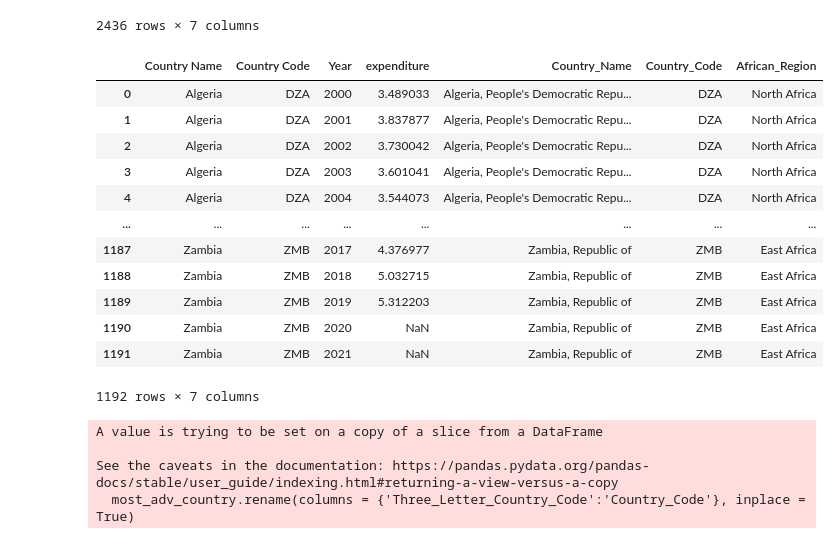
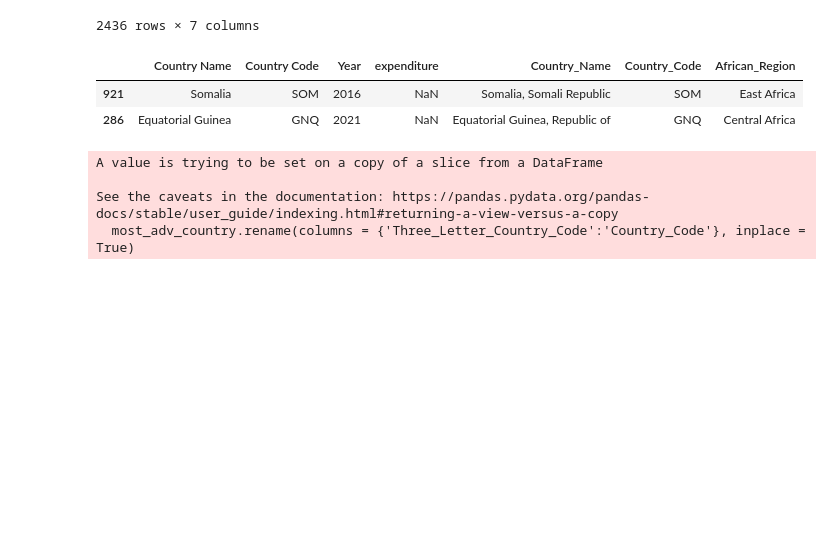
Before and after one commit to joshuaati/10AnalyticsHackaton, a Jupyter notebook: main.ipynb, the cells around one changed output. Cells and saved outputs as stored; diff of their text form; code cells hidden in the pictures; blank space fills up the shorter version.

```diff
--- a/main.ipynb
+++ b/main.ipynb
@@ -327,22 +327,12 @@ africa_pop.to_csv('outputs//africa_population.csv')
 # %%
 #african medical expenditure
 africa_expenditure = cexpenditure_df_long.merge(african_countries[['Country_Name','Country_Code', 'African_Region']], left_on='Country Code', right_on='Country_Code', how='right')
 africa_expenditure.rename(columns={'variable':'Year'}, inplace= True)
-africa_expenditure
+africa_expenditure.sample(2)
 # %% [output]
 |  | Country Name | Country Code | Year | expenditure | Country_Name | Country_Code | African_Region |
-| 0 | Algeria | DZA | 2000 | 3.489033 | Algeria, People's Democratic Repu... | DZA | North Africa |
-| 1 | Algeria | DZA | 2001 | 3.837877 | Algeria, People's Democratic Repu... | DZA | North Africa |
-| 2 | Algeria | DZA | 2002 | 3.730042 | Algeria, People's Democratic Repu... | DZA | North Africa |
-| 3 | Algeria | DZA | 2003 | 3.601041 | Algeria, People's Democratic Repu... | DZA | North Africa |
-| 4 | Algeria | DZA | 2004 | 3.544073 | Algeria, People's Democratic Repu... | DZA | North Africa |
-| ... | ... | ... | ... | ... | ... | ... | ... |
-| 1187 | Zambia | ZMB | 2017 | 4.376977 | Zambia, Republic of | ZMB | East Africa |
-| 1188 | Zambia | ZMB | 2018 | 5.032715 | Zambia, Republic of | ZMB | East Africa |
-| 1189 | Zambia | ZMB | 2019 | 5.312203 | Zambia, Republic of | ZMB | East Africa |
-| 1190 | Zambia | ZMB | 2020 | NaN | Zambia, Republic of | ZMB | East Africa |
-| 1191 | Zambia | ZMB | 2021 | NaN | Zambia, Republic of | ZMB | East Africa |
+| 921 | Somalia | SOM | 2016 | NaN | Somalia, Somali Republic | SOM | East Africa |
+| 286 | Equatorial Guinea | GNQ | 2021 | NaN | Equatorial Guinea, Republic of | GNQ | Central Africa |
-1192 rows × 7 columns
 # %%
 africa_expenditure.to_csv('outputs//medical_expenditure_africa.csv')
 # %%
```
Also changed, not shown: parts of 3 cells of this notebook, 1 other file.
